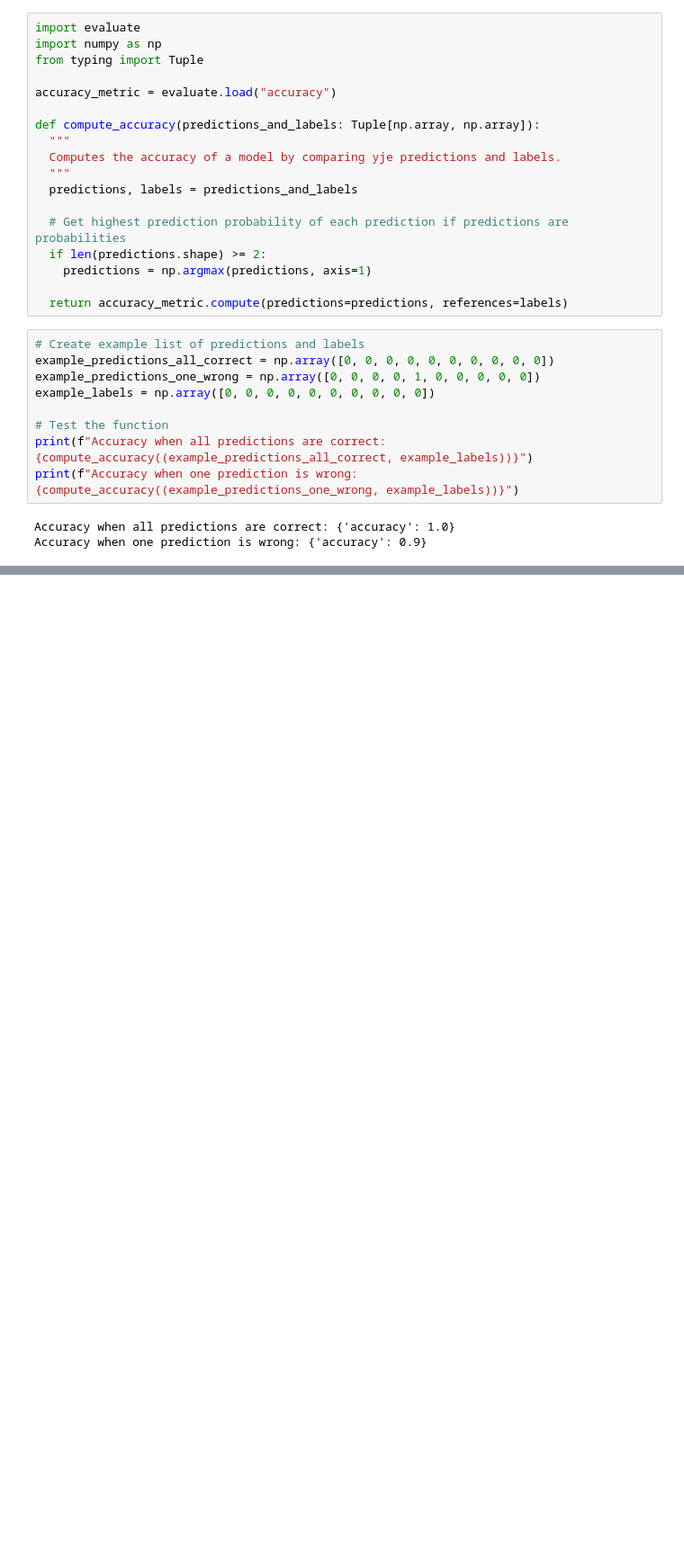
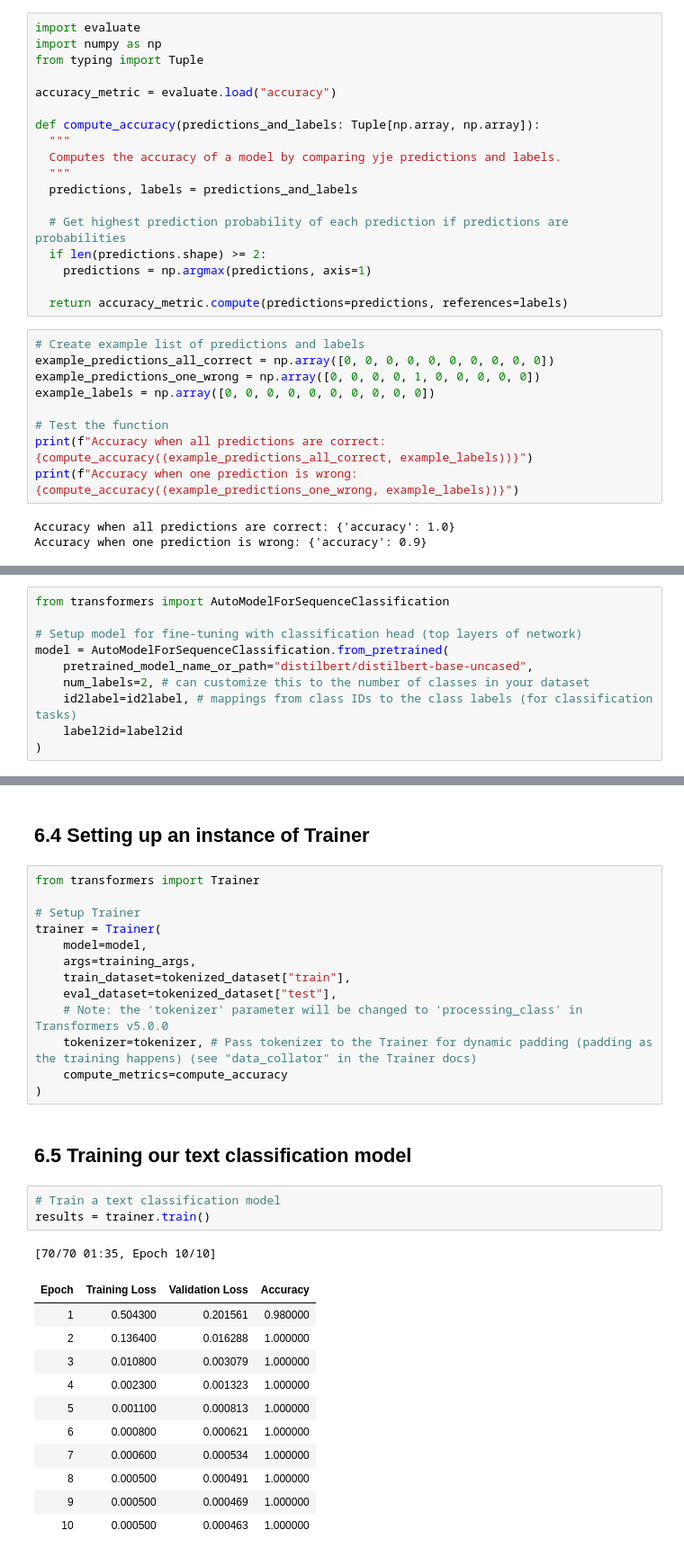
Before and after one commit to banno-0720/learning_PyTorch, a Jupyter notebook: hugging_face_text_classification.ipynb, the cells around one changed output, grey strips where cells are left out. Shown: that part at 90% size. Drawn from its saved outputs; the diff is of its cells as text; blank space fills up the shorter version.

```diff
--- a/hugging_face_text_classification.ipynb
+++ b/hugging_face_text_classification.ipynb
@@ -776,0 +636,10 @@ Accuracy when one prediction is wrong: {'accuracy': 0.9}
+# %%
+from transformers import AutoModelForSequenceClassification
+
+# Setup model for fine-tuning with classification head (top layers of network)
+model = AutoModelForSequenceClassification.from_pretrained(
+    pretrained_model_name_or_path="distilbert/distilbert-base-uncased",
+    num_labels=2, # can customize this to the number of classes in your dataset
+    id2label=id2label, # mappings from class IDs to the class labels (for classification tasks)
+    label2id=label2id
+)
@@ -776,0 +690,33 @@ Accuracy when one prediction is wrong: {'accuracy': 0.9}
+# %% [markdown]
+## 6.4 Setting up an instance of Trainer
+# %%
+from transformers import Trainer
+
+# Setup Trainer
+trainer = Trainer(
+    model=model,
+    args=training_args,
+    train_dataset=tokenized_dataset["train"],
+    eval_dataset=tokenized_dataset["test"],
+    # Note: the 'tokenizer' parameter will be changed to 'processing_class' in Transformers v5.0.0
+    tokenizer=tokenizer, # Pass tokenizer to the Trainer for dynamic padding (padding as the training happens) (see "data_collator" in the Trainer docs)
+    compute_metrics=compute_accuracy
+)
+# %% [markdown]
+## 6.5 Training our text classification model
+# %%
+# Train a text classification model
+results = trainer.train()
+# %% [output]
+[70/70 01:35, Epoch 10/10]
+| Epoch | Training Loss | Validation Loss | Accuracy |
+| 1 | 0.504300 | 0.201561 | 0.980000 |
+| 2 | 0.136400 | 0.016288 | 1.000000 |
+| 3 | 0.010800 | 0.003079 | 1.000000 |
+| 4 | 0.002300 | 0.001323 | 1.000000 |
+| 5 | 0.001100 | 0.000813 | 1.000000 |
+| 6 | 0.000800 | 0.000621 | 1.000000 |
+| 7 | 0.000600 | 0.000534 | 1.000000 |
+| 8 | 0.000500 | 0.000491 | 1.000000 |
+| 9 | 0.000500 | 0.000469 | 1.000000 |
+| 10 | 0.000500 | 0.000463 | 1.000000 |
```
Also changed, not shown: parts of 45 cells of this notebook.
